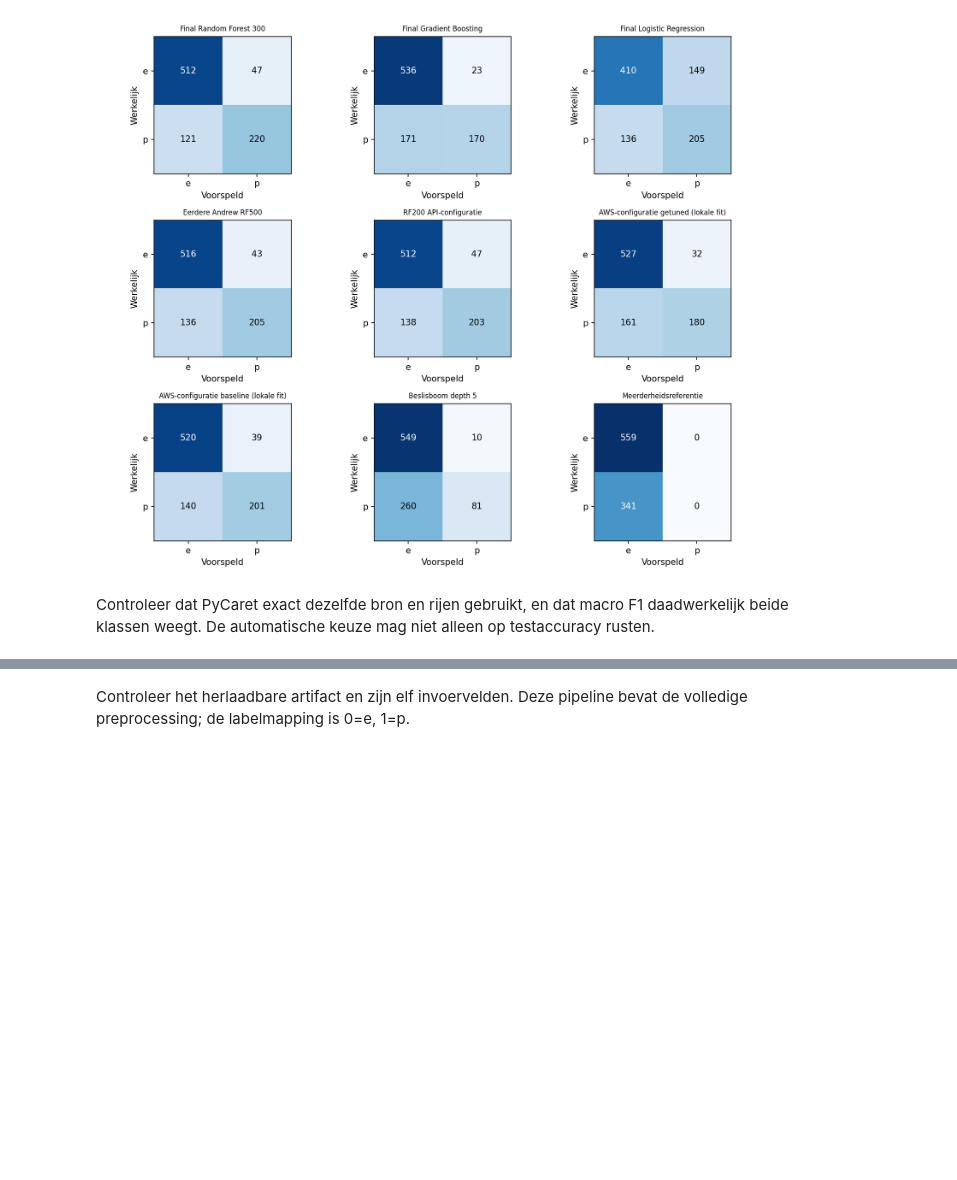
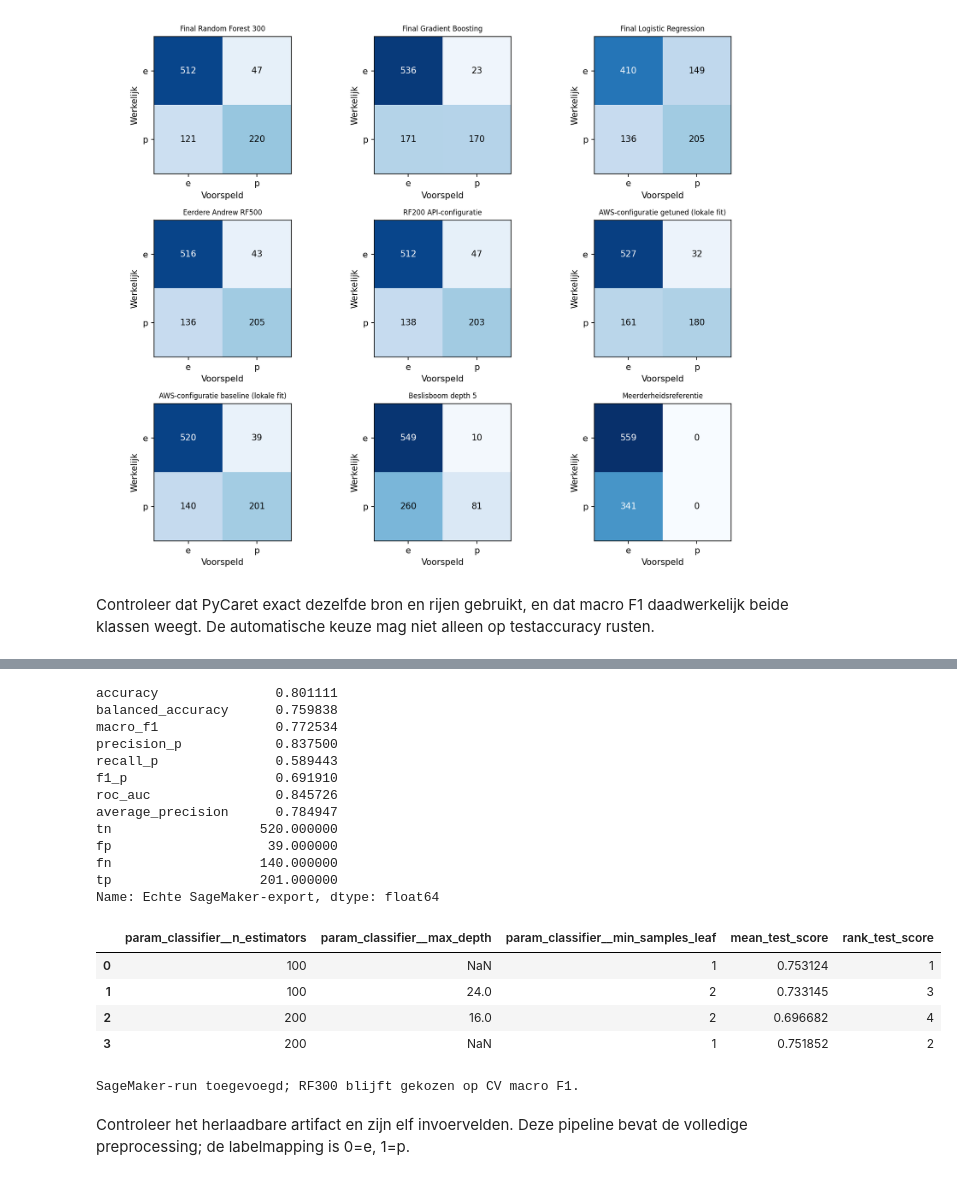
Before and after one commit to JorreVanDyck10/DeepLearningTeam10, a Jupyter notebook: secondary_mushroom/09_compare_models.ipynb, the cells around one changed output, grey strips where cells are left out. Drawn from its saved outputs; the diff is of its cells as text; code cells hidden in the pictures; blank space fills up the shorter version.

Commit message:
Include and audit corrected SageMaker training exports in Mushroom comparison

```diff
--- a/secondary_mushroom/09_compare_models.ipynb
+++ b/secondary_mushroom/09_compare_models.ipynb
@@ -383,3 +429,45 @@ Keuze: Final Random Forest 300 ; AWS-configuraties zijn lokaal hertraind, geen n
+# %%
+import joblib
+aws=json.loads((OUT/'aws_artifact_audit.json').read_text(encoding='utf-8'))
+aws_predictions=pd.read_csv(OUT/'aws_artifact_predictions.csv',float_precision='round_trip')
+path=ROOT/'SolutionJorre/MushroomDataset/correct_dataset/correct_mushroom_pipeline.joblib'
+assert digest(path)['sha256']==aws['artifact']['sha256']
+aws_model=joblib.load(path)
+assert list(aws_model.feature_names_in_)==X.columns.tolist()
+assert list(aws_model.classes_)==[0,1]
+assert aws_predictions.source_row.tolist()==test.tolist()
+assert np.array_equal(aws_model.predict(X.iloc[test]),aws_predictions.prediction)
+assert np.allclose(aws_model.predict_proba(X.iloc[test])[:,1],aws_predictions.probability_p,rtol=0,atol=1e-12)
+actual=evaluate(aws_predictions.true_class,aws_predictions.prediction,aws_predictions.probability_p)
+for name,value in actual.items(): assert abs(value-aws['recomputed_metrics'][name])<1e-12
+tuning=pd.read_csv(ROOT/'SolutionJorre/MushroomDataset/correct_dataset/correct_aws_tuning_results.csv',float_precision='round_trip')
+best=tuning[tuning.rank_test_score==1].iloc[0]
+assert abs(best.mean_test_score-aws['cv_macro_f1'])<1e-12
+assert np.allclose(best[[f'split{i}_test_score' for i in range(5)]].astype(float),cv[cv.model=='aws_baseline_local'].sort_values('fold').macro_f1,rtol=0,atol=1e-12)
+assert aws['local_baseline_label_disagreements']==0 and not aws['warnings']
+display(pd.Series(aws['recomputed_metrics'],name='Echte SageMaker-export'))
+display(tuning[['param_classifier__n_estimators','param_classifier__max_depth','param_classifier__min_samples_leaf','mean_test_score','rank_test_score']])
+print('SageMaker-run toegevoegd; RF300 blijft gekozen op CV macro F1.')
+# %% [output]
+accuracy               0.801111
+balanced_accuracy      0.759838
+macro_f1               0.772534
+precision_p            0.837500
+recall_p               0.589443
+f1_p                   0.691910
+roc_auc                0.845726
+average_precision      0.784947
+tn                   520.000000
+fp                    39.000000
+fn                   140.000000
+tp                   201.000000
+Name: Echte SageMaker-export, dtype: float64
+|  | param_classifier__n_estimators | param_classifier__max_depth | param_classifier__min_samples_leaf | mean_test_score | rank_test_score |
+| 0 | 100 | NaN | 1 | 0.753124 | 1 |
+| 1 | 100 | 24.0 | 2 | 0.733145 | 3 |
+| 2 | 200 | 16.0 | 2 | 0.696682 | 4 |
+| 3 | 200 | NaN | 1 | 0.751852 | 2 |
+SageMaker-run toegevoegd; RF300 blijft gekozen op CV macro F1.
 # %% [markdown]
 Controleer het herlaadbare artifact en zijn elf invoervelden. Deze pipeline bevat
 de volledige preprocessing; de labelmapping is 0=e, 1=p.
```
Also changed, not shown: parts of 3 cells of this notebook, 20 other files.
